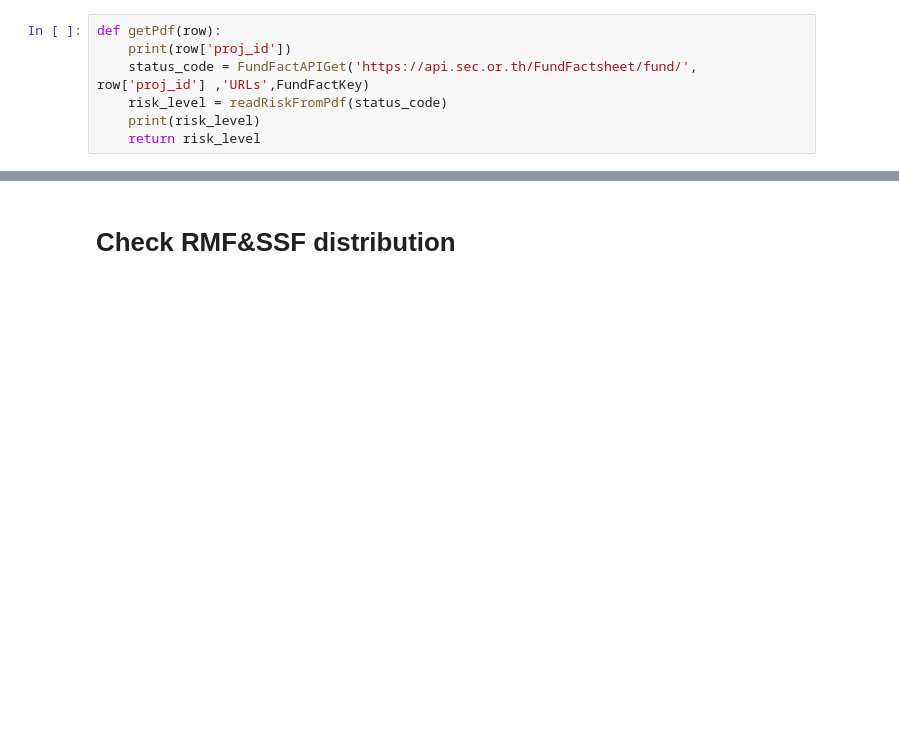
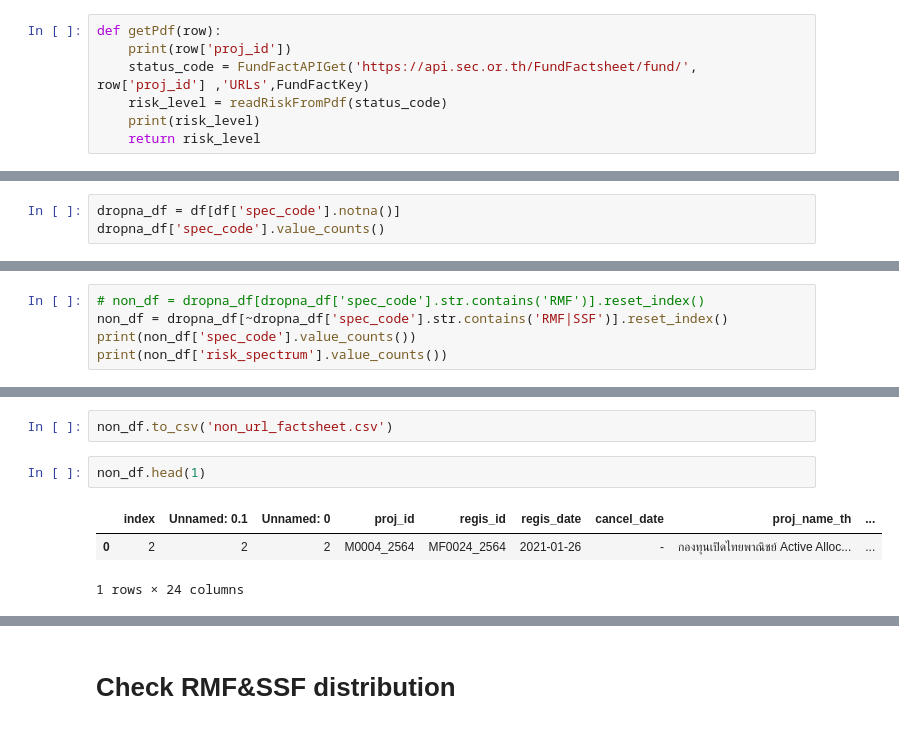
Before and after one commit to Chokchai213/Finance-Made-Easy-Data, a Jupyter notebook: Python_script/SCB_get_risk_spectrum.ipynb, the cells around one changed output, grey strips where cells are left out. Drawn from its saved outputs; the diff is of its cells as text; blank space fills up the shorter version.

```diff
--- a/Python_script/SCB_get_risk_spectrum.ipynb
+++ b/Python_script/SCB_get_risk_spectrum.ipynb
@@ -81,0 +118,3 @@ df['risk_spectrum'].value_counts().sum()
+# %%
+dropna_df = df[df['spec_code'].notna()]
+dropna_df['spec_code'].value_counts()
@@ -81,0 +139,5 @@ df['risk_spectrum'].value_counts().sum()
+# %%
+# non_df = dropna_df[dropna_df['spec_code'].str.contains('RMF')].reset_index()
+non_df = dropna_df[~dropna_df['spec_code'].str.contains('RMF|SSF')].reset_index()
+print(non_df['spec_code'].value_counts())
+print(non_df['risk_spectrum'].value_counts())
@@ -81,0 +162,8 @@ df['risk_spectrum'].value_counts().sum()
+# %%
+non_df.to_csv('non_url_factsheet.csv')
+# %%
+non_df.head(1)
+# %% [output]
+|  | index | Unnamed: 0.1 | Unnamed: 0 | proj_id | regis_id | regis_date | cancel_date | proj_name_th | ... |
+| 0 | 2 | 2 | 2 | M0004_2564 | MF0024_2564 | 2021-01-26 | - | กองทุนเปิดไทยพาณิชย์ Active Alloc... | ... |
+1 rows × 24 columns
```
Also changed, not shown: parts of 7 cells of this notebook, 2 other files.
